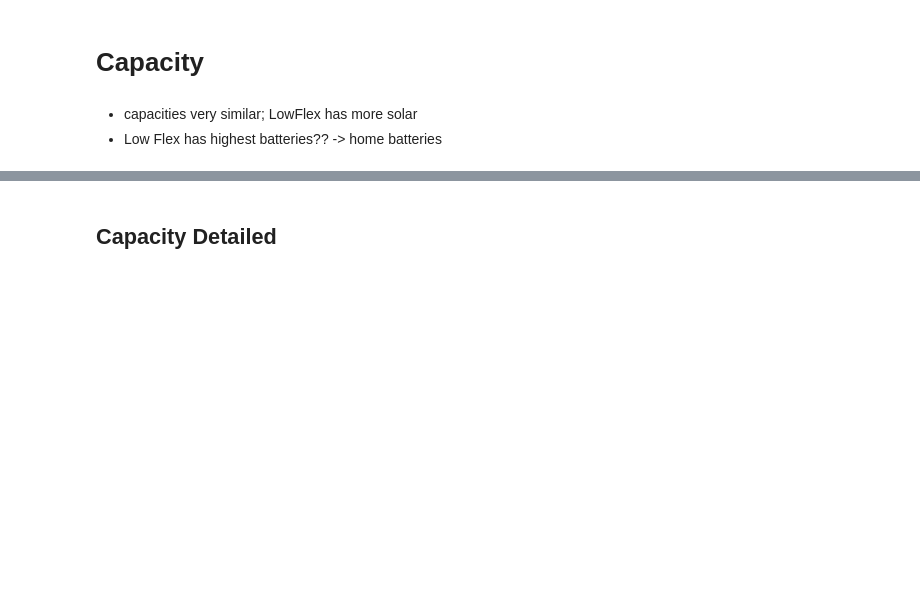
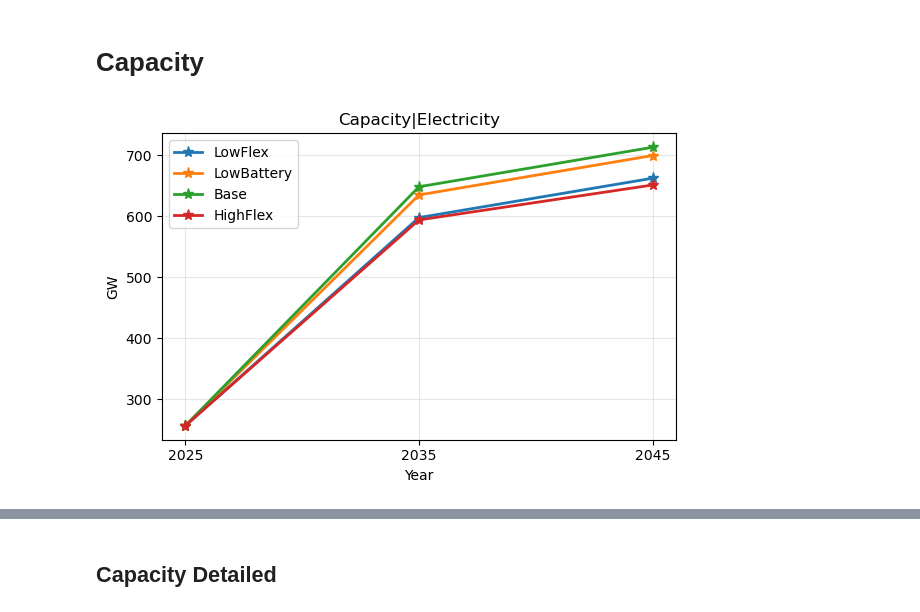
Before and after one commit to JulianGeis/pypsa-de-flex, a Jupyter notebook: flex_notebooks/scenario_comparison.ipynb, the cells around one changed output, grey strips where cells are left out. Cells and saved outputs as stored; diff of their text form; code cells hidden in the pictures; blank space fills up the shorter version.

```diff
--- a/flex_notebooks/scenario_comparison.ipynb
+++ b/flex_notebooks/scenario_comparison.ipynb
@@ -103,18 +1007,17 @@ plot_variable("Total Energy System Cost|EU", results, scenarios, unit="billion E
 # %% [markdown]
 # Capacity
 # %%
-plot_variable("Capacity|Electricity", results, scenarios)
-# plot_variable("Capacity|Electricity|Biomass", results, scenarios)
-# plot_variable("Capacity|Electricity|Coal", results, scenarios)
-# plot_variable("Capacity|Electricity|Gas", results, scenarios)
-# plot_variable("Capacity|Electricity|Solar", results, scenarios)
-# plot_variable("Capacity|Electricity|Wind", results, scenarios)
-# plot_variable("Capacity|Electricity|Storage Converter|Stationary Batteries", results, scenarios)
-# plot_variable("Capacity|Electricity|Storage Reservoir|Stationary Batteries", results, scenarios)
-# plot_variable("Capacity|Electricity|Storage Converter|Stationary Batteries", results, scenarios)
-# plot_variable("Capacity|Electricity|Transmission", results, scenarios)
+plot_variable("Capacity|Electricity", variables, scenarios)
+# plot_variable("Capacity|Electricity|Biomass", variables, scenarios)
+# plot_variable("Capacity|Electricity|Coal", variables, scenarios)
+# plot_variable("Capacity|Electricity|Gas", variables, scenarios)
+# plot_variable("Capacity|Electricity|Solar", variables, scenarios)
+# plot_variable("Capacity|Electricity|Wind", variables, scenarios)
+# plot_variable("Capacity|Electricity|Storage Converter|Stationary Batteries", variables, scenarios)
+# plot_variable("Capacity|Electricity|Storage Reservoir|Stationary Batteries", variables, scenarios)
+# plot_variable("Capacity|Electricity|Storage Converter|Stationary Batteries", variables, scenarios)
+# plot_variable("Capacity|Electricity|Transmission", variables, scenarios)
+# %% [output]
+[figure, added]
-# %% [markdown]
-- capacities very similar; LowFlex has more solar
-- Low Flex has highest batteries?? -> home batteries
 # %%
 # plot_variable("Capacity|Electricity|Gas", results, scenarios)
```
Also changed, not shown: parts of 43 cells of this notebook, 7 other files.
